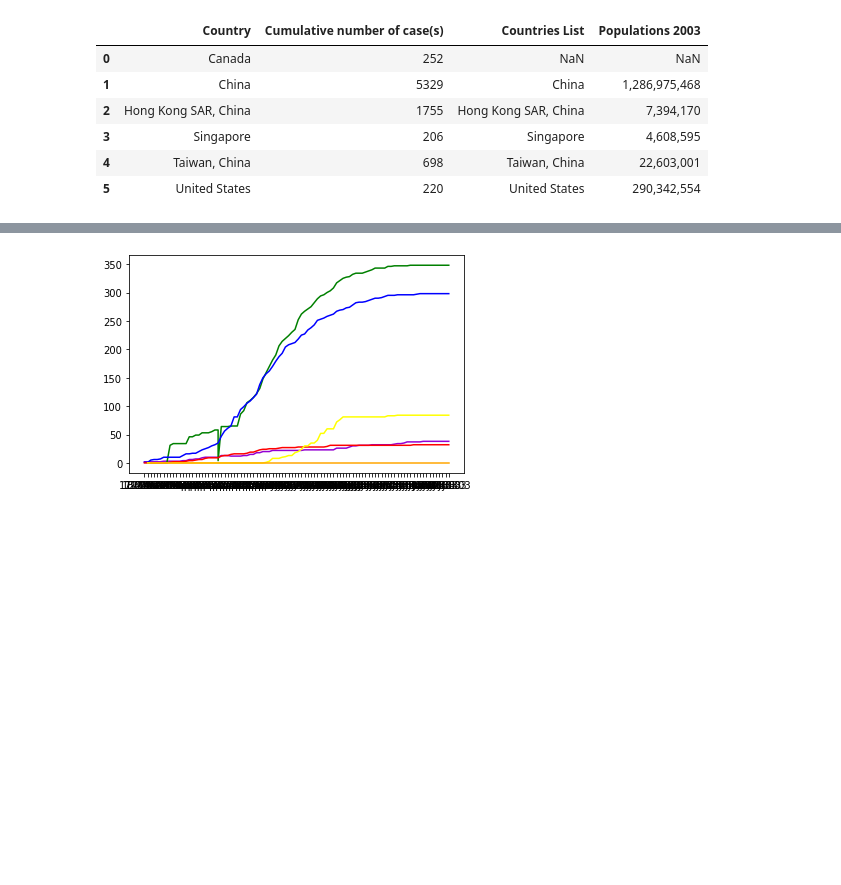
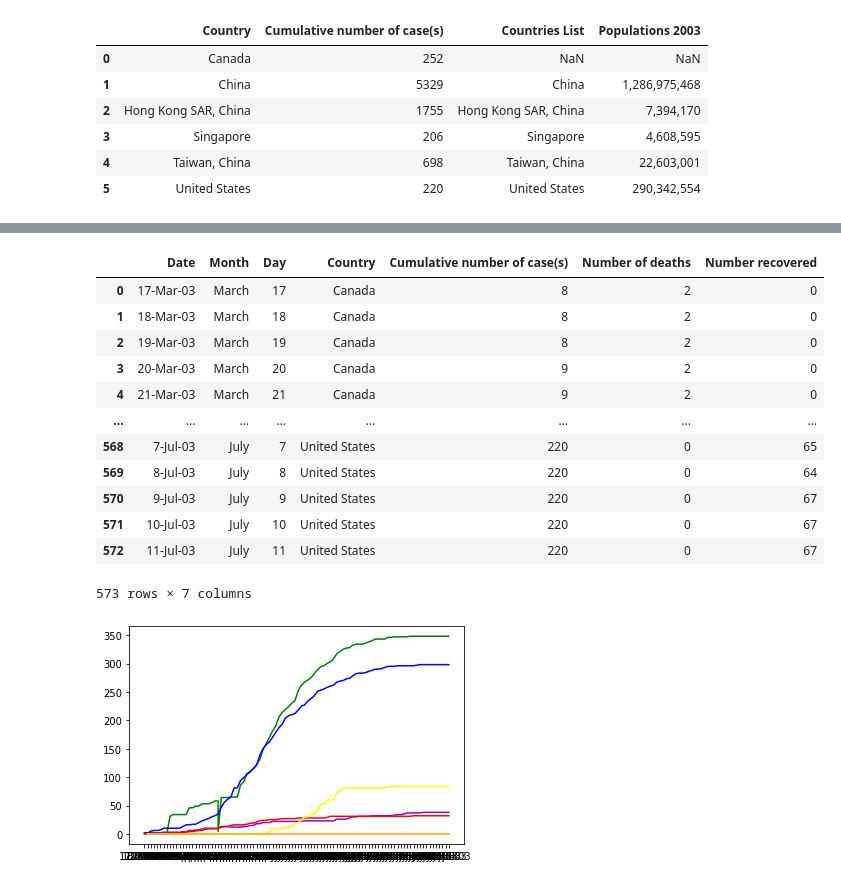
Before and after one commit to erharker/Json-s-and-the-pretty-pprintcesses, a Jupyter notebook: Updated SARS.ipynb, the cells around one changed output, grey strips where cells are left out. Saved outputs shown, nothing was run; the diff lists cells and outputs as text; code cells hidden in the pictures; blank space fills up the shorter version.

```diff
--- a/Data Cleaning.ipynb
+++ b/Updated SARS.ipynb
@@ -183,3 +211,24 @@ topSARS
+# %%
+del topSARS['Unnamed: 7']
+del topSARS['Unnamed: 8']
+del topSARS['Unnamed: 9']
+del topSARS['Unnamed: 10']
+del topSARS['Unnamed: 11']
+topSARS
+# %% [output]
+|  | Date | Month | Day | Country | Cumulative number of case(s) | Number of deaths | Number recovered |
+| 0 | 17-Mar-03 | March | 17 | Canada | 8 | 2 | 0 |
+| 1 | 18-Mar-03 | March | 18 | Canada | 8 | 2 | 0 |
+| 2 | 19-Mar-03 | March | 19 | Canada | 8 | 2 | 0 |
+| 3 | 20-Mar-03 | March | 20 | Canada | 9 | 2 | 0 |
+| 4 | 21-Mar-03 | March | 21 | Canada | 9 | 2 | 0 |
+| ... | ... | ... | ... | ... | ... | ... | ... |
+| 568 | 7-Jul-03 | July | 7 | United States | 220 | 0 | 65 |
+| 569 | 8-Jul-03 | July | 8 | United States | 220 | 0 | 64 |
+| 570 | 9-Jul-03 | July | 9 | United States | 220 | 0 | 67 |
+| 571 | 10-Jul-03 | July | 10 | United States | 220 | 0 | 67 |
+| 572 | 11-Jul-03 | July | 11 | United States | 220 | 0 | 67 |
+573 rows × 7 columns
 # %%
 #Deaths by Country over Time Period
 
```
Also changed, not shown: parts of 7 cells of this notebook.
